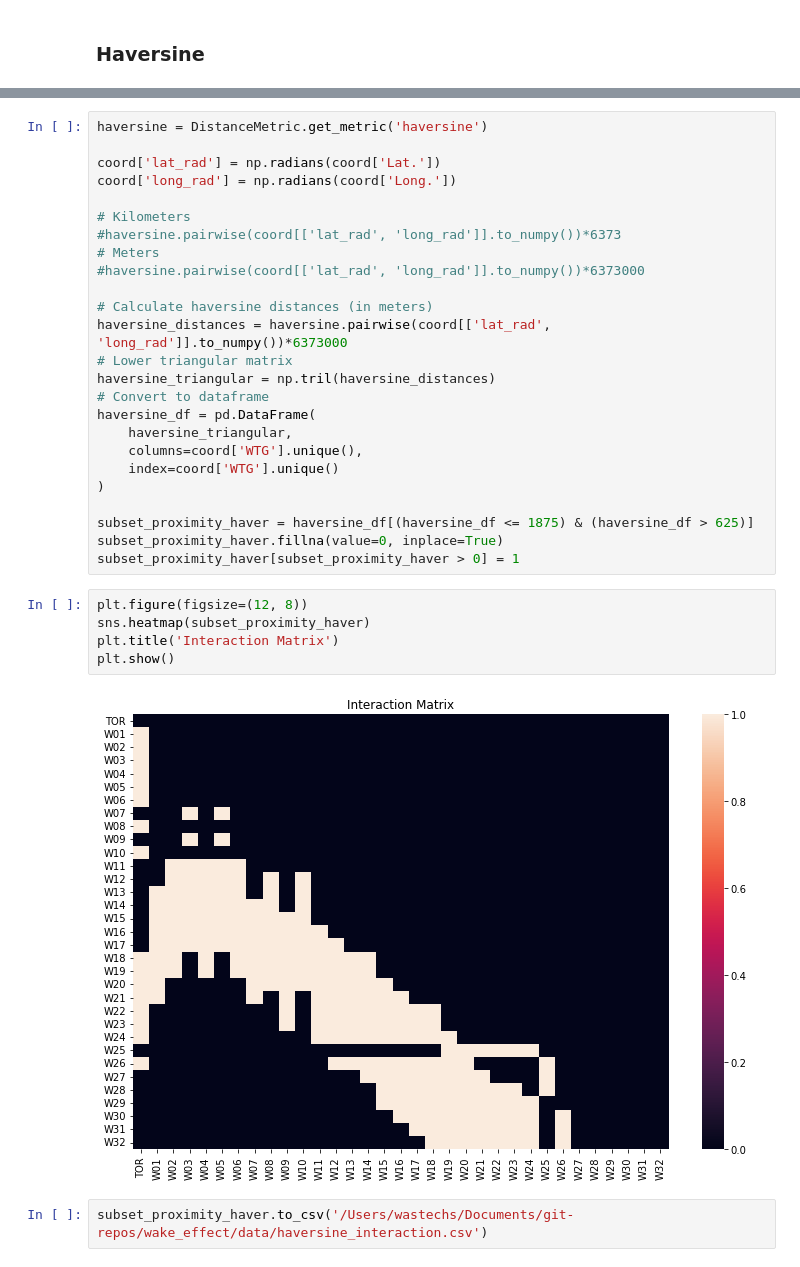
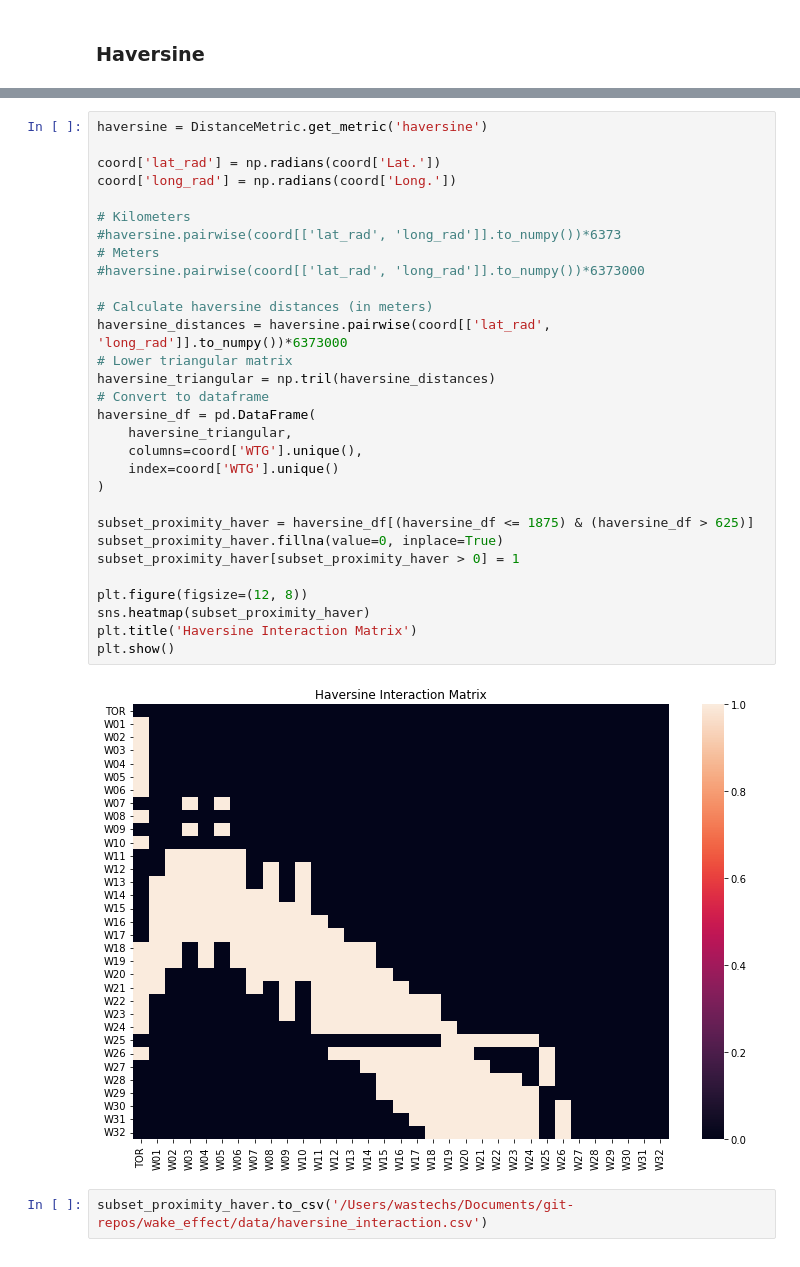
Before and after one commit to GStechschulte/wake_effect, a Jupyter notebook: turbine_distances/turbine_distances.ipynb, the cells around one changed output, grey strips where cells are left out. Cells and saved outputs as stored; diff of their text form.

```diff
--- a/turbine_distances/turbine_distances.ipynb
+++ b/turbine_distances/turbine_distances.ipynb
@@ -62,35 +75,35 @@ subset_proximity_haver[subset_proximity_haver > 0] = 1
 # %%
 haversine = DistanceMetric.get_metric('haversine')
 
 coord['lat_rad'] = np.radians(coord['Lat.'])
 coord['long_rad'] = np.radians(coord['Long.'])
 
 # Kilometers
 #haversine.pairwise(coord[['lat_rad', 'long_rad']].to_numpy())*6373
 # Meters
 #haversine.pairwise(coord[['lat_rad', 'long_rad']].to_numpy())*6373000
 
 # Calculate haversine distances (in meters)
 haversine_distances = haversine.pairwise(coord[['lat_rad', 'long_rad']].to_numpy())*6373000
 # Lower triangular matrix
 haversine_triangular = np.tril(haversine_distances)
 # Convert to dataframe
 haversine_df = pd.DataFrame(
     haversine_triangular,
     columns=coord['WTG'].unique(),
     index=coord['WTG'].unique()
 )
 
 subset_proximity_haver = haversine_df[(haversine_df <= 1875) & (haversine_df > 625)]
 subset_proximity_haver.fillna(value=0, inplace=True)
 subset_proximity_haver[subset_proximity_haver > 0] = 1
+
+plt.figure(figsize=(12, 8))
+sns.heatmap(subset_proximity_haver)
+plt.title('Haversine Interaction Matrix')
+plt.show()
+# %% [output]
+[figure, added]
-# %%
-plt.figure(figsize=(12, 8))
-sns.heatmap(subset_proximity_haver)
-plt.title('Interaction Matrix')
-plt.show()
-# %% [output]
-[figure, removed]
 # %%
 subset_proximity_haver.to_csv('/Users/wastechs/Documents/git-repos/wake_effect/data/haversine_interaction.csv')
 # %% [markdown]
```
Also changed, not shown: parts of 10 cells of this notebook, 3 other files.
